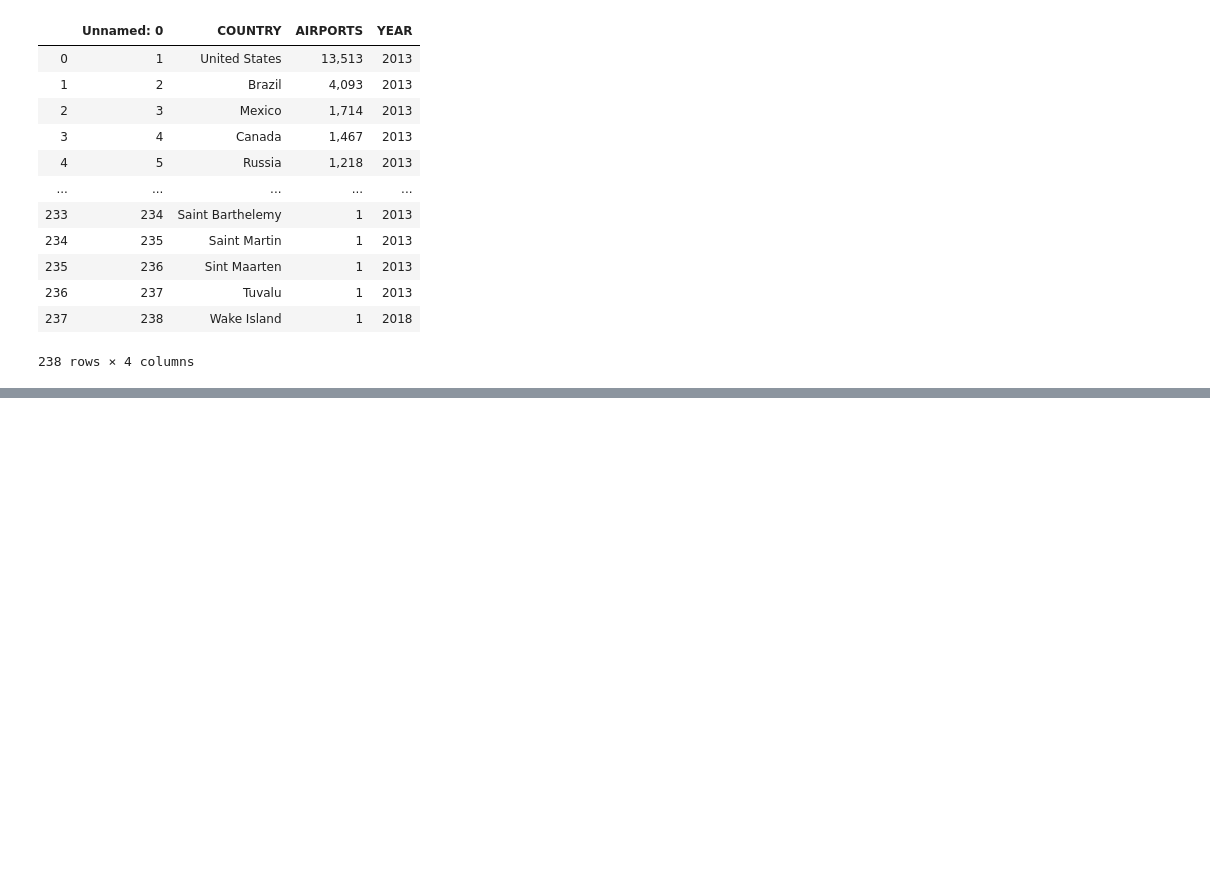
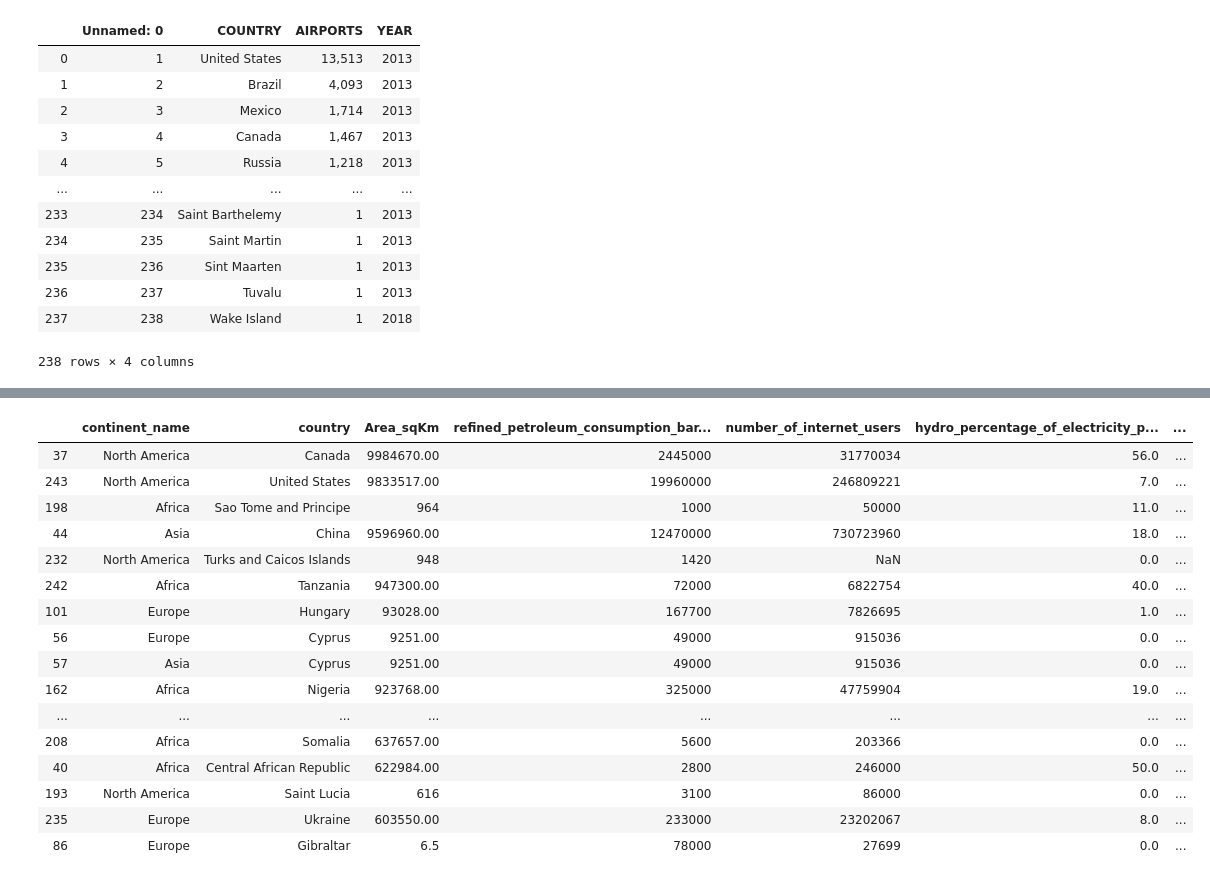
Before and after one commit to Silkways/CIA-Project, a Jupyter notebook: Laura's notebook.ipynb, the cells around one changed output, grey strips where cells are left out. Saved outputs shown, nothing was run; the diff lists cells and outputs as text; code cells hidden in the pictures; blank space fills up the shorter version.

```diff
--- a/Laura's notebook.ipynb
+++ b/Laura's notebook.ipynb
@@ -156,3 +161,26 @@ final_df['number_of_internet_users'] = final_df['number_of_internet_users'].str.
+# %%
+#Do countries with high carbon emissions burn petrol?
+final_df = final_df.sort_values(by = ['Area_sqKm'], ascending = False)
+final_df.dropna(subset=['continent_name', "Area_sqKm"], inplace = True)
+final_df.head(n=50)
+# %% [output]
+|  | continent_name | country | Area_sqKm | refined_petroleum_consumption_bar... | number_of_internet_users | hydro_percentage_of_electricity_p... | ... |
+| 37 | North America | Canada | 9984670.00 | 2445000 | 31770034 | 56.0 | ... |
+| 243 | North America | United States | 9833517.00 | 19960000 | 246809221 | 7.0 | ... |
+| 198 | Africa | Sao Tome and Principe | 964 | 1000 | 50000 | 11.0 | ... |
+| 44 | Asia | China | 9596960.00 | 12470000 | 730723960 | 18.0 | ... |
+| 232 | North America | Turks and Caicos Islands | 948 | 1420 | NaN | 0.0 | ... |
+| 242 | Africa | Tanzania | 947300.00 | 72000 | 6822754 | 40.0 | ... |
+| 101 | Europe | Hungary | 93028.00 | 167700 | 7826695 | 1.0 | ... |
+| 56 | Europe | Cyprus | 9251.00 | 49000 | 915036 | 0.0 | ... |
+| 57 | Asia | Cyprus | 9251.00 | 49000 | 915036 | 0.0 | ... |
+| 162 | Africa | Nigeria | 923768.00 | 325000 | 47759904 | 19.0 | ... |
+| ... | ... | ... | ... | ... | ... | ... | ... |
+| 208 | Africa | Somalia | 637657.00 | 5600 | 203366 | 0.0 | ... |
+| 40 | Africa | Central African Republic | 622984.00 | 2800 | 246000 | 50.0 | ... |
+| 193 | North America | Saint Lucia | 616 | 3100 | 86000 | 0.0 | ... |
+| 235 | Europe | Ukraine | 603550.00 | 233000 | 23202067 | 8.0 | ... |
+| 86 | Europe | Gibraltar | 6.5 | 78000 | 27699 | 0.0 | ... |
 # %%
 final_df.info()
 # %% [output]
```
Also changed, not shown: parts of 33 cells of this notebook.
